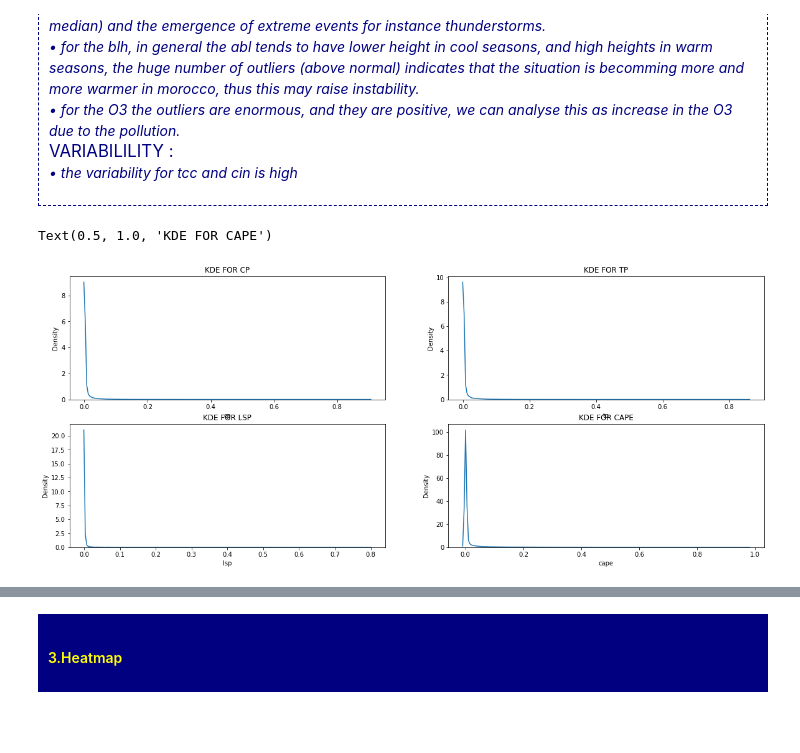
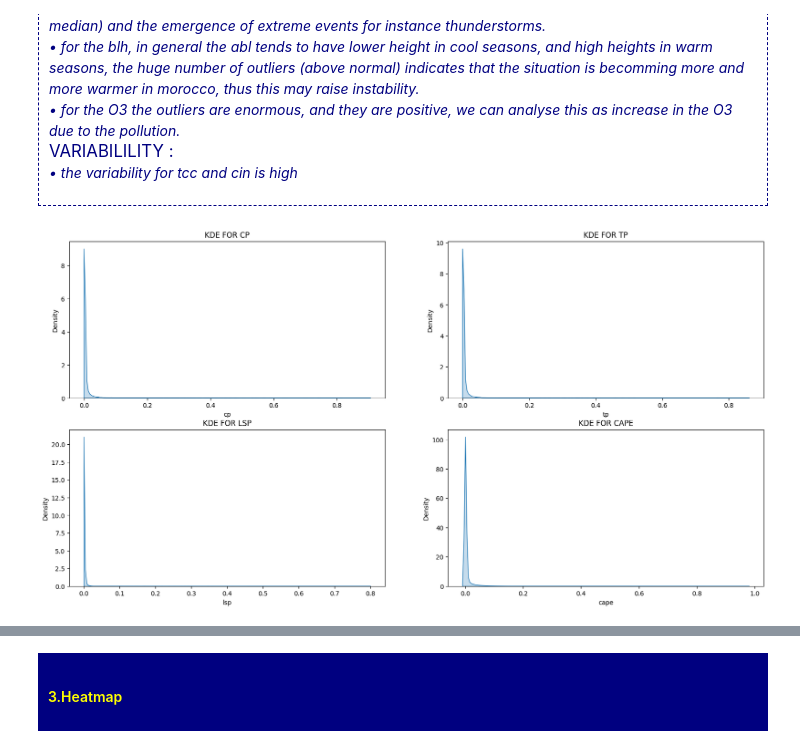
Before and after one commit to Mohamed-01-git/ADABOOST, a Jupyter notebook: PROJET_ADABOOST.ipynb, the cells around one changed output, grey strips where cells are left out. Saved outputs shown, nothing was run; the diff lists cells and outputs as text; code cells hidden in the pictures; blank space fills up the shorter version.

Commit message:
Kaggle Notebook | ADABOOST | default

```diff
--- a/PROJET_ADABOOST.ipynb
+++ b/PROJET_ADABOOST.ipynb
@@ -36,8 +40,9 @@ file_link="/home/mohamed/EHTPIII/IA_METEO/PROJET/data/DATA.grib"
 
 # DATA_2["time"]=pd.to_datetime(DATA_2.time).normalize()
 # %%
-file_link1="/kaggle/input/hourly-reanalysis-data-for-morocco/data_stream-oper_stepType-accum.nc"
-file_link2="/kaggle/input/hourly-reanalysis-data-for-morocco/data_stream-oper_stepType-instant.nc"
+DATAIN="/kaggle/input/hourly-reanalysis-data-for-morocco"
+file_link1=DATAIN+"/data_stream-oper_stepType-accum.nc"
+file_link2=DATAIN+"/data_stream-oper_stepType-instant.nc"
 # %%
 DATA_1=xr.open_dataset(file_link1)
 DATA_2=xr.open_dataset(file_link2)
@@ -190,15 +193,15 @@ sns.boxplot(DF_SAMPLE)
     </p>
 </div>
 # %%
-fig,ax=plt.subplots(figsize=(20,8),nrows=2,ncols=2)
-sns.kdeplot(DF_SAMPLE["cp"],ax=ax[0,0])
+fig,ax=plt.subplots(figsize=(20,10),nrows=2,ncols=2)
+sns.kdeplot(DF_SAMPLE["cp"],ax=ax[0,0],fill=True)
 ax[0,0].set_title("KDE FOR CP")
-sns.kdeplot(DF_SAMPLE["tp"],ax=ax[0,1])
+sns.kdeplot(DF_SAMPLE["tp"],ax=ax[0,1],fill=True)
 ax[0,1].set_title("KDE FOR TP")
-sns.kdeplot(DF_SAMPLE["lsp"],ax=ax[1,0])
+sns.kdeplot(DF_SAMPLE["lsp"],ax=ax[1,0],fill=True)
 ax[1,0].set_title("KDE FOR LSP")
-sns.kdeplot(DF_SAMPLE["cape"],ax=ax[1,1])
+sns.kdeplot(DF_SAMPLE["cape"],ax=ax[1,1],fill=True)
 ax[1,1].set_title("KDE FOR CAPE")
+plt.savefig("/kaggle/working/kde.png")
 # %% [output]
-Text(0.5, 1.0, 'KDE FOR CAPE')
-[figure, old version]
+[figure, new version]
```
Also changed, not shown: parts of 58 cells of this notebook.
